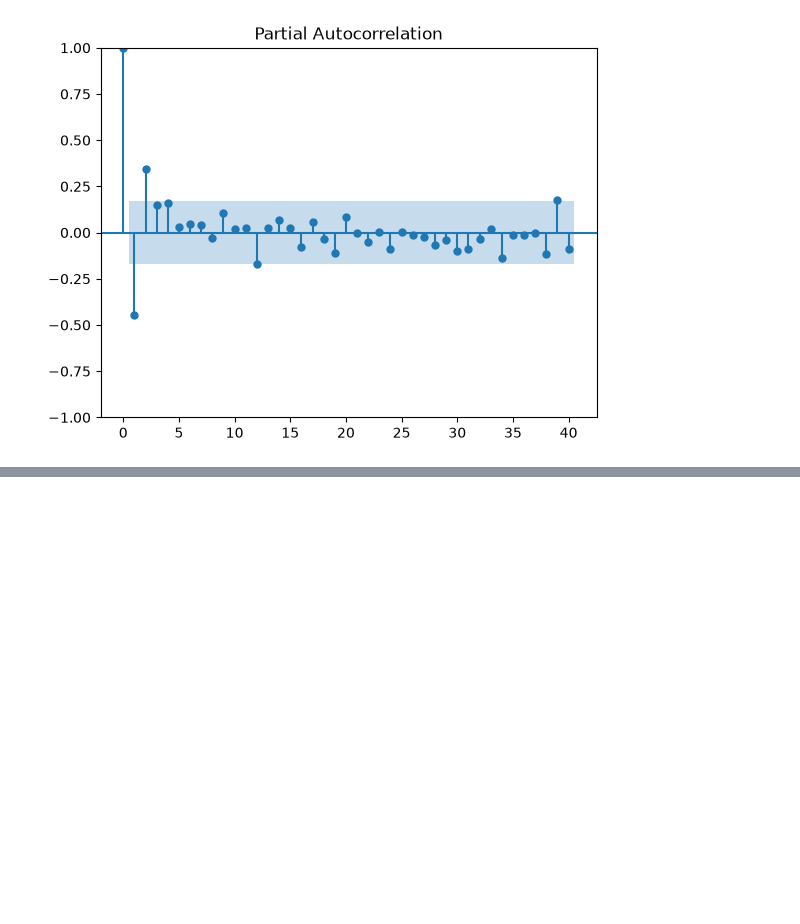
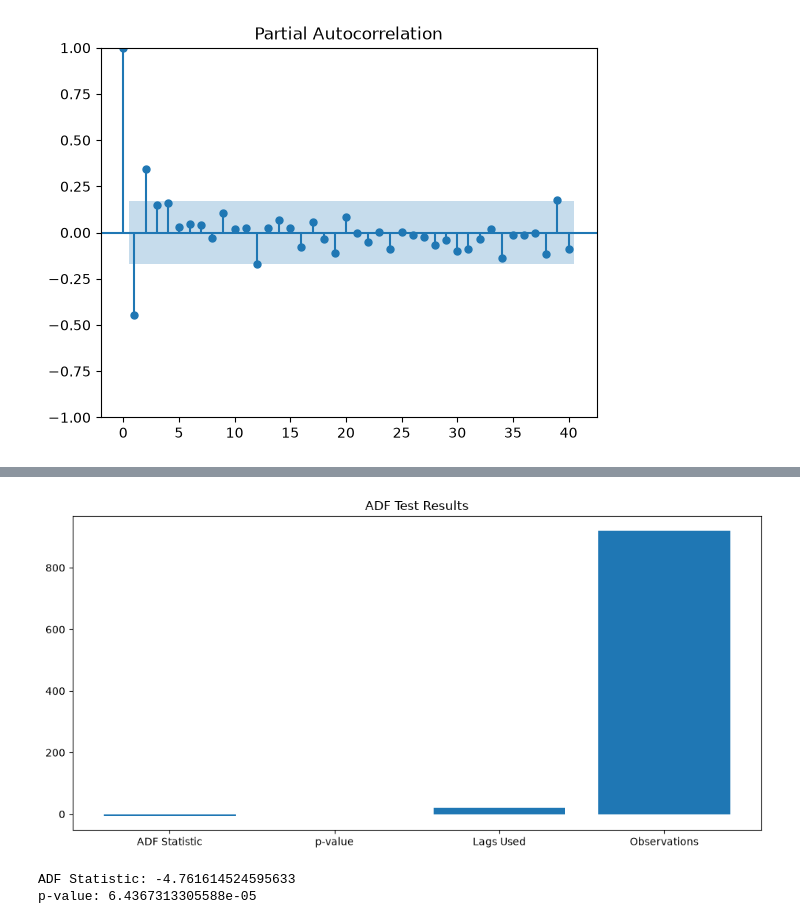
Before and after one commit to Harish-4007/sales-forecasting-system, a Jupyter notebook: notebooks/01_EDA.ipynb, the cells around one changed output, grey strips where cells are left out. Saved outputs shown, nothing was run; the diff lists cells and outputs as text; code cells hidden in the pictures; blank space fills up the shorter version.

```diff
--- a/notebooks/01_EDA.ipynb
+++ b/notebooks/01_EDA.ipynb
@@ -276,0 +335,43 @@ plt.show()
+# %%
+from statsmodels.tsa.stattools import adfuller
+import matplotlib.pyplot as plt
+
+result = adfuller(
+    weekly_sales["Sales"]
+)
+
+labels = [
+    "ADF Statistic",
+    "p-value",
+    "Lags Used",
+    "Observations"
+]
+
+values = [
+    result[0],
+    result[1],
+    result[2],
+    result[3]
+]
+
+plt.figure(figsize=(10,5))
+
+plt.bar(labels, values)
+
+plt.title("ADF Test Results")
+
+plt.tight_layout()
+
+plt.savefig(
+    "../dashboard/screenshots/adf_test.png",
+    dpi=300
+)
+
+plt.show()
+
+print("ADF Statistic:", result[0])
+print("p-value:", result[1])
+# %% [output]
+[figure, added]
+ADF Statistic: -4.761614524595633
+p-value: 6.4367313305588e-05
```
Also changed, not shown: parts of 4 cells of this notebook.
